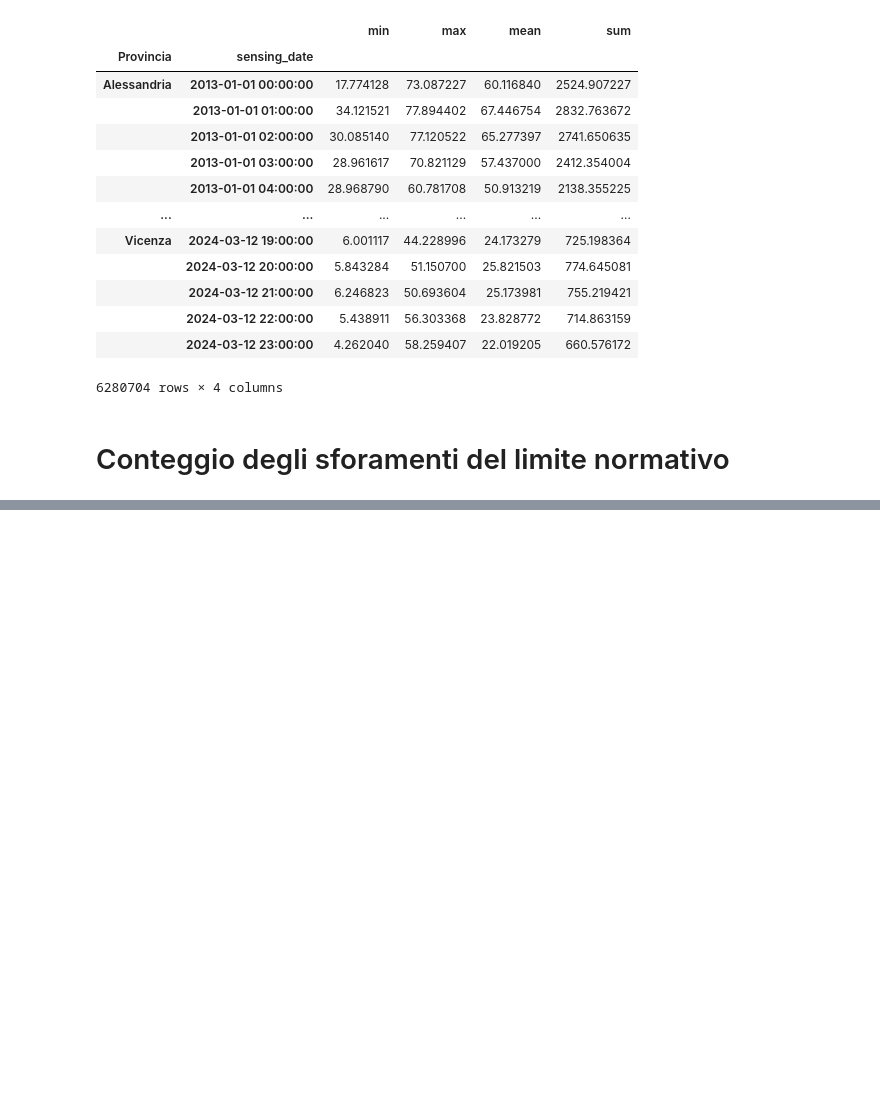
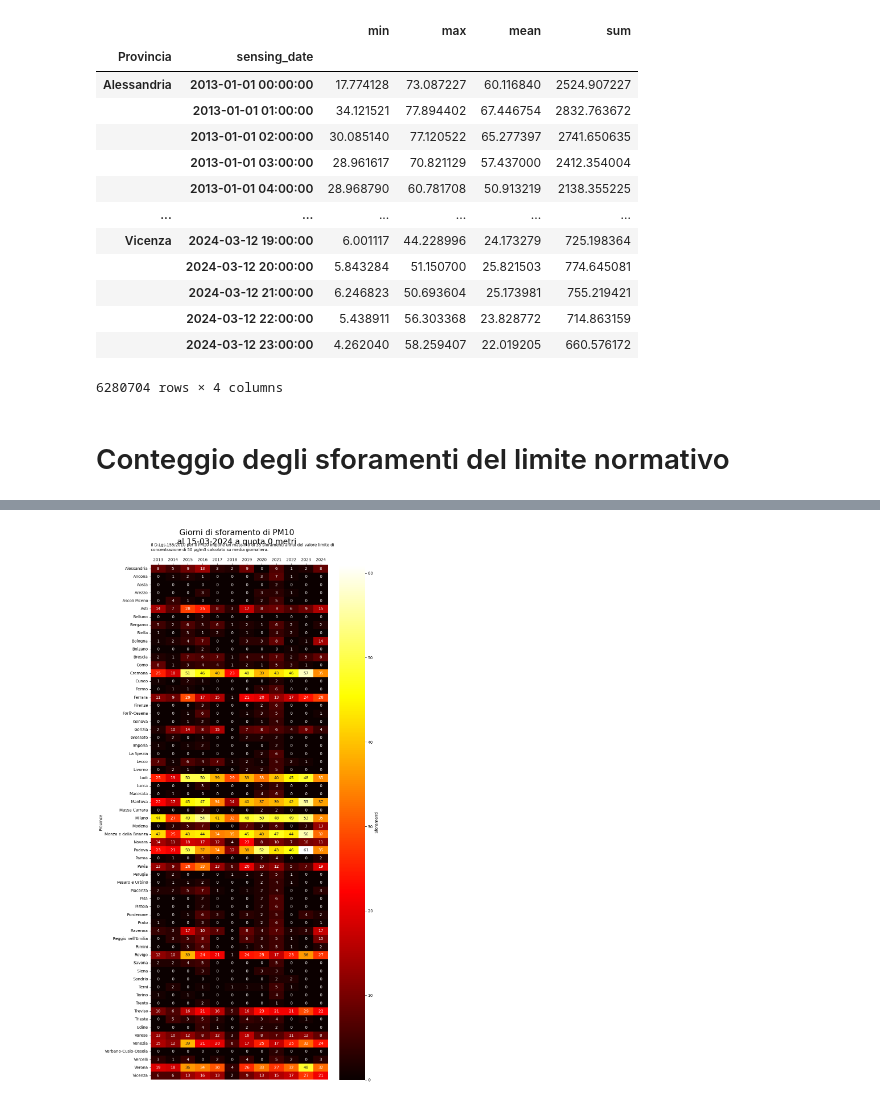
Before and after one commit to MaxDragonheart/PyGIS-Blog, a Jupyter notebook: notebooks/2024/05/01/inquinamento_nord_italia.ipynb, the cells around one changed output, grey strips where cells are left out. Cells and saved outputs as stored; diff of their text form; code cells hidden in the pictures; blank space fills up the shorter version.

```diff
--- a/notebooks/2024/05/01/inquinamento_nord_italia.ipynb
+++ b/notebooks/2024/05/01/inquinamento_nord_italia.ipynb
@@ -202,0 +234,6 @@ Wall time: 5.64 s
+# %%
+%%time
+pivot_over_limit_df = over_limit_df.pivot_table(index='Provincia', columns='sensing_date', values=target_column_name)
+pivot_over_limit_df.fillna(0, inplace=True)
+
+pivot_over_limit_df
@@ -202,0 +257,32 @@ Wall time: 5.64 s
+# %%
+# Create a figure with two subplots
+fig1, ax1 = plt.subplots(nrows=1, ncols=1, figsize=(10, 20))
+fig1.suptitle('Giorni di sforamento di PM10\nal 15-03-2024 a quota 0 metri', fontsize=20)
+
+# Plot the heatmap on the first subplot
+sns.heatmap(pivot_over_limit_df, cmap="hot", ax=ax1, annot=True)
+
+description = ("Il D.Lgs.155/2010 per il PM10 impone un massimo di 35 sforamenti annui del valore limite di\n"
+               "concentrazione di 50 µg/m3 calcolato su media giornaliera.\n")
+ax1.set_title(description, loc='left', fontsize=10)
+ax1.set_xlabel('')
+ax1.set_ylabel('Province')
+ax1.xaxis.tick_top()
+
+# Get the current tick labels and format them to display only the date
+labels1= [item.get_text()[:4] for item in ax1.get_xticklabels()]
+ax1.set_xticklabels(labels1)
+
+# Rotate x-axis labels to 45 degrees
+ax1.tick_params(axis='x', rotation=0)
+
+# Add color bar on the first subplot
+cbar1 = ax1.collections[0].colorbar
+cbar1.set_label('Sforamenti')
+
+# Adjust layout
+plt.tight_layout()
+
+plt.show()
+# %% [output]
+[figure, added]
```
Also changed, not shown: parts of 3 cells of this notebook, 1 other file.
